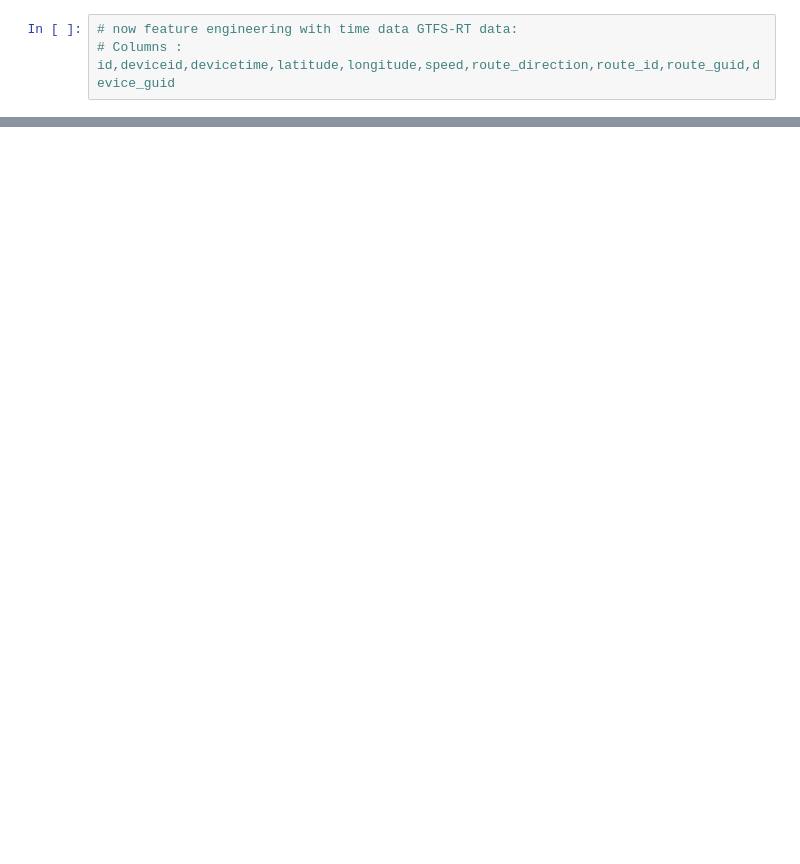
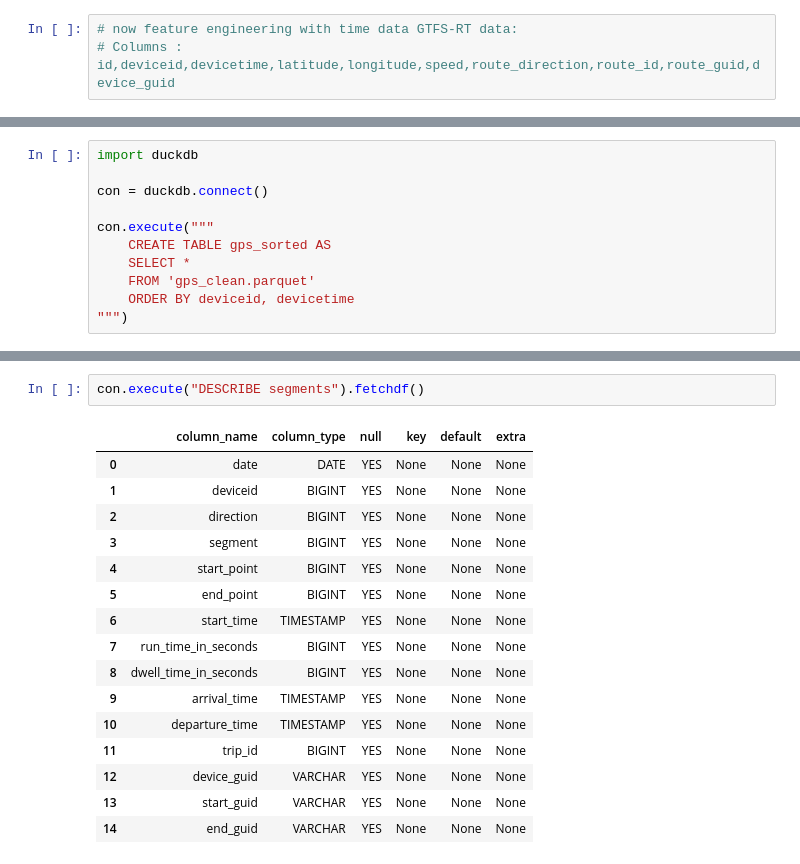
Before and after one commit to Dusuan/ml-proyects, a Jupyter notebook: bus_proyect_pipeline/bus.ipynb, the cells around one changed output, grey strips where cells are left out. Cells and saved outputs as stored; diff of their text form; blank space fills up the shorter version.

Commit message:
Added duckdb to make operation on 100M+ table, and started making operations to get a clean and meaningfull df

```diff
--- a/bus_proyect_pipeline/bus.ipynb
+++ b/bus_proyect_pipeline/bus.ipynb
@@ -266,0 +253,11 @@ segment_level_data
+# %%
+import duckdb
+
+con = duckdb.connect()
+
+con.execute("""
+    CREATE TABLE gps_sorted AS
+    SELECT *
+    FROM 'gps_clean.parquet'
+    ORDER BY deviceid, devicetime
+""")
@@ -266,0 +298,19 @@ segment_level_data
+# %%
+con.execute("DESCRIBE segments").fetchdf()
+# %% [output]
+|  | column_name | column_type | null | key | default | extra |
+| 0 | date | DATE | YES | None | None | None |
+| 1 | deviceid | BIGINT | YES | None | None | None |
+| 2 | direction | BIGINT | YES | None | None | None |
+| 3 | segment | BIGINT | YES | None | None | None |
+| 4 | start_point | BIGINT | YES | None | None | None |
+| 5 | end_point | BIGINT | YES | None | None | None |
+| 6 | start_time | TIMESTAMP | YES | None | None | None |
+| 7 | run_time_in_seconds | BIGINT | YES | None | None | None |
+| 8 | dwell_time_in_seconds | BIGINT | YES | None | None | None |
+| 9 | arrival_time | TIMESTAMP | YES | None | None | None |
+| 10 | departure_time | TIMESTAMP | YES | None | None | None |
+| 11 | trip_id | BIGINT | YES | None | None | None |
+| 12 | device_guid | VARCHAR | YES | None | None | None |
+| 13 | start_guid | VARCHAR | YES | None | None | None |
+| 14 | end_guid | VARCHAR | YES | None | None | None |
```
Also changed, not shown: parts of 25 cells of this notebook.
